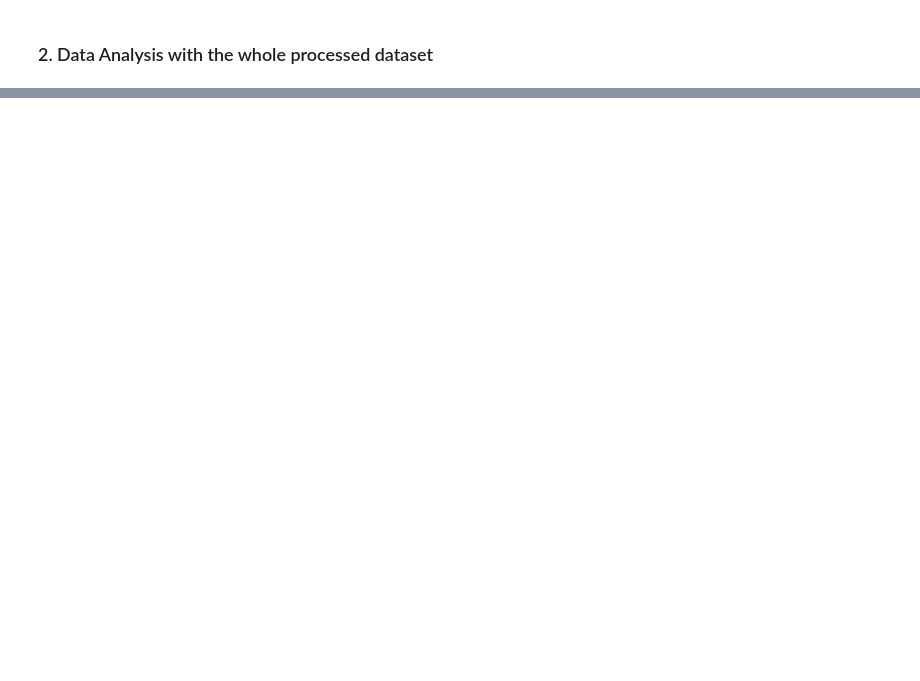
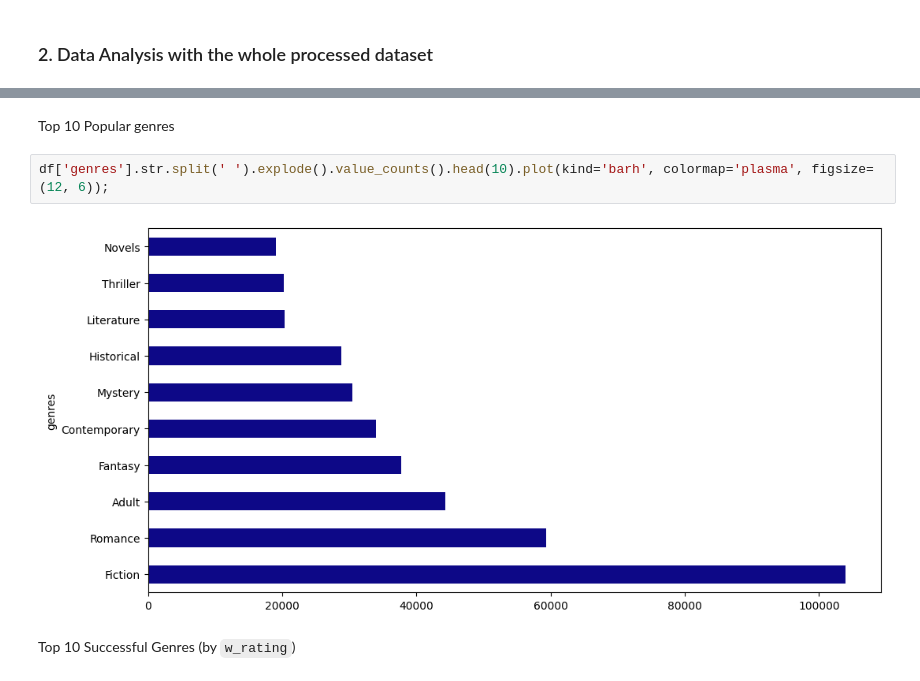
Before and after one commit to ruslan-imamguliyev/Online-Library-System, a Jupyter notebook: notebooks/preprocessing_and_eda.ipynb, the cells around one changed output, grey strips where cells are left out. Drawn from its saved outputs; the diff is of its cells as text; blank space fills up the shorter version.

```diff
--- a/notebooks/preprocessing_and_eda.ipynb
+++ b/notebooks/preprocessing_and_eda.ipynb
@@ -86,0 +199,8 @@ result.to_parquet('../datasets/processed_books.parquet', index=False)
+# %% [markdown]
+Top 10 Popular genres
+# %%
+df['genres'].str.split(' ').explode().value_counts().head(10).plot(kind='barh', colormap='plasma', figsize=(12, 6));
+# %% [output]
+[figure, added]
+# %% [markdown]
+Top 10 Successful Genres (by `w_rating`)
```
Also changed, not shown: parts of 30 cells of this notebook, 1 other file.
